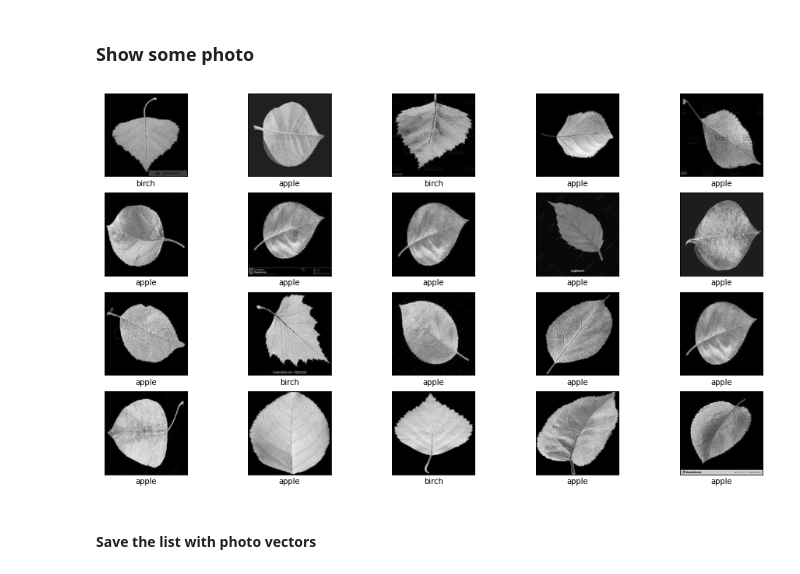
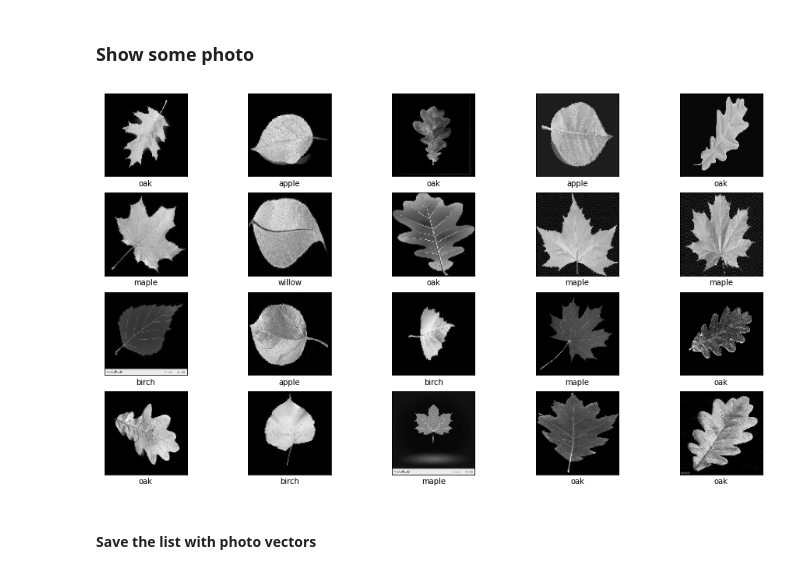
Before and after one commit to Vvold/Recognition-of-Tree-Leaves, a Jupyter notebook: recognition model/data_preparation.ipynb, the cells around one changed output. Drawn from its saved outputs; the diff is of its cells as text; code cells hidden in the pictures.

```diff
--- a/recognition model/data_preparation.ipynb
+++ b/recognition model/data_preparation.ipynb
@@ -18,7 +17,7 @@ import matplotlib.pyplot as plt
 ## Import data
 # %%
 #size of the side of the picture in pixels
-SIZE = 224
+SIZE = 100
 
 class_name = {
     0: 'apple',
@@ -40,11 +39,12 @@ with open('class_name_dict', 'wb') as f:
 x_train = []
 y_train = []
 img_list = []
+
 for files in class_name.keys():
     # unload all the file names from the folder
-    photo = os.listdir(f'dataleaf/{class_name.setdefault(files)}')
+    photo = os.listdir(f'dataleaf_21.09/{class_name.setdefault(files)}')
     for leaf in photo:
-        img = image.load_img(f'dataleaf/{class_name.setdefault(files)}/{leaf}',
+        img = image.load_img(f'dataleaf_21.09/{class_name.setdefault(files)}/{leaf}',
                              target_size=(SIZE, SIZE),
                              color_mode='grayscale')
         img_list.append(img)
@@ -64,17 +64,17 @@ for files in class_name.keys():
 # %%
 plt.figure(figsize=(16,9))
 #list of random photo leaves
-lst = sample(range(0, 80), 20)
+lst = sample(range(0, 200), 20)
 
 for i in lst:
     plt.subplot(4,5,lst.index(i)+1)
     plt.xticks([])
     plt.yticks([])
     plt.grid(False)
     plt.imshow(img_list[i], cmap=plt.cm.binary)
     plt.xlabel(class_name[y_train[i]])
 # %% [output]
-[figure, old version]
+[figure, new version]
 # %% [markdown]
 #### Save the list with photo vectors
 # %%
```
Also changed, not shown: parts of 1 cell of this notebook, 7 other files.
